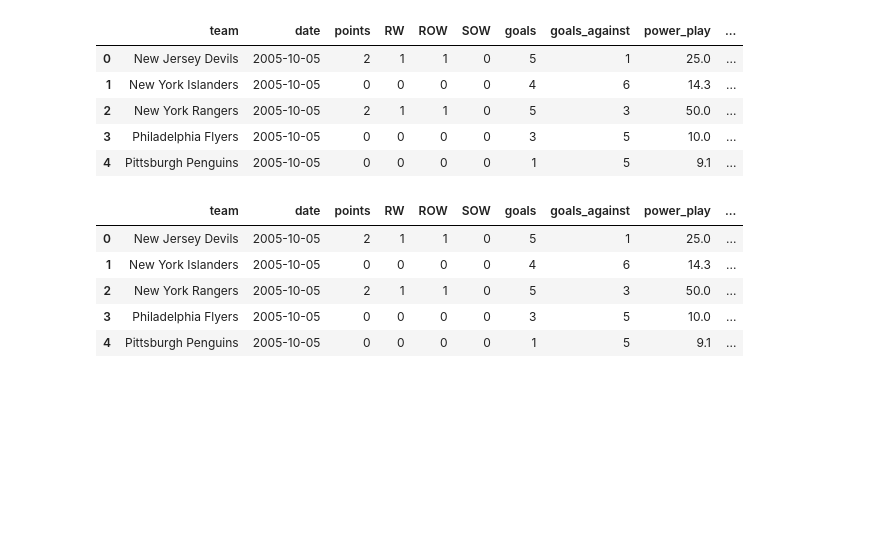
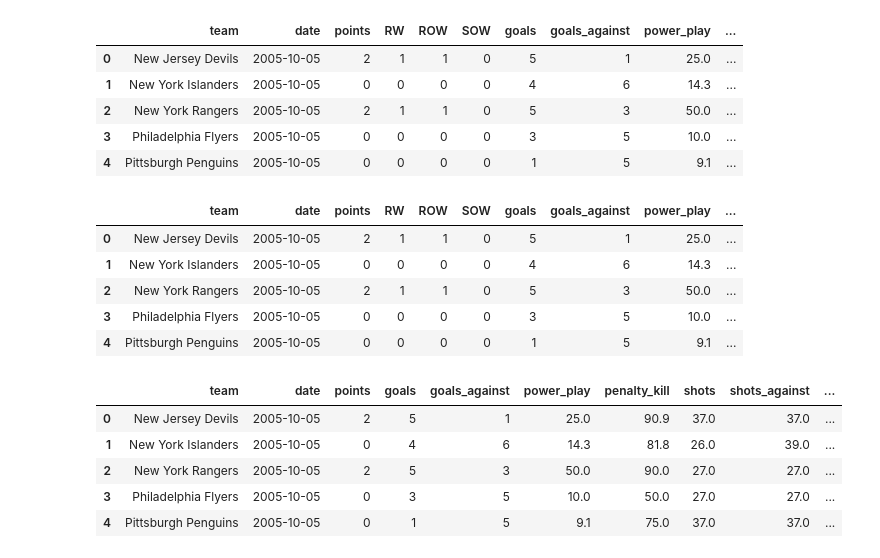
Before and after one commit to cbarger233/NHL-Scores-Predictions, a Jupyter notebook: eda.ipynb, the cells around one changed output. Saved outputs shown, nothing was run; the diff lists cells and outputs as text; code cells hidden in the pictures; blank space fills up the shorter version.

```diff
--- a/eda.ipynb
+++ b/eda.ipynb
@@ -83,6 +83,7 @@ abb_to_team = {'PIT':'Pittsburgh Penguins', 'PHI':'Philadelphia Flyers',
 'FLA':'Florida Panthers', 'WPG':'Winnipeg Jets', 'ARI':'Arizona Coyotes',
 'VGK':'Vegas Golden Knights', 'SEA':'Seattle Kraken'}
 # %%
+df['identifier'] = df['date'].apply(lambda x: x.split()[0][10:])
 df['date'] = df['date'].apply(lambda x: pd.to_datetime(x[0:10], format='%Y/%m/%d'))
 df['opponent'] = df['opponent'].apply(lambda x: abb_to_team[x])
 df.head()
@@ -103,3 +104,13 @@ df.head()
 | 2 | New York Rangers | 2005-10-05 | 2 | 1 | 1 | 0 | 5 | 3 | 50.0 | ... |
 | 3 | Philadelphia Flyers | 2005-10-05 | 0 | 0 | 0 | 0 | 3 | 5 | 10.0 | ... |
 | 4 | Pittsburgh Penguins | 2005-10-05 | 0 | 0 | 0 | 0 | 1 | 5 | 9.1 | ... |
+# %%
+df.drop(columns=['RW', 'ROW', 'SOW', 'net_ppp', 'net_pkp'], inplace=True)
+df.head()
+# %% [output]
+|  | team | date | points | goals | goals_against | power_play | penalty_kill | shots | shots_against | ... |
+| 0 | New Jersey Devils | 2005-10-05 | 2 | 5 | 1 | 25.0 | 90.9 | 37.0 | 37.0 | ... |
+| 1 | New York Islanders | 2005-10-05 | 0 | 4 | 6 | 14.3 | 81.8 | 26.0 | 39.0 | ... |
+| 2 | New York Rangers | 2005-10-05 | 2 | 5 | 3 | 50.0 | 90.0 | 27.0 | 27.0 | ... |
+| 3 | Philadelphia Flyers | 2005-10-05 | 0 | 3 | 5 | 10.0 | 50.0 | 27.0 | 27.0 | ... |
+| 4 | Pittsburgh Penguins | 2005-10-05 | 0 | 1 | 5 | 9.1 | 75.0 | 37.0 | 37.0 | ... |
```
Also changed, not shown: parts of 9 cells of this notebook.
